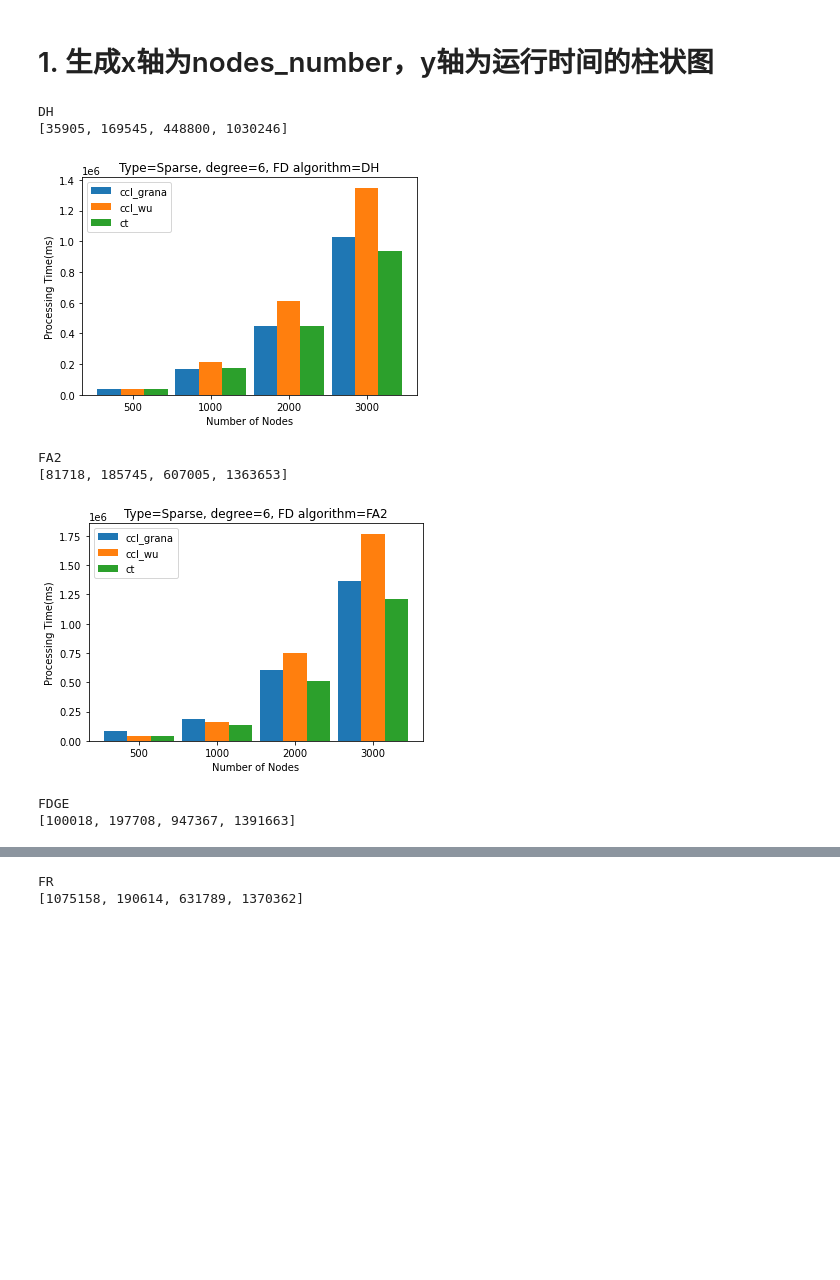
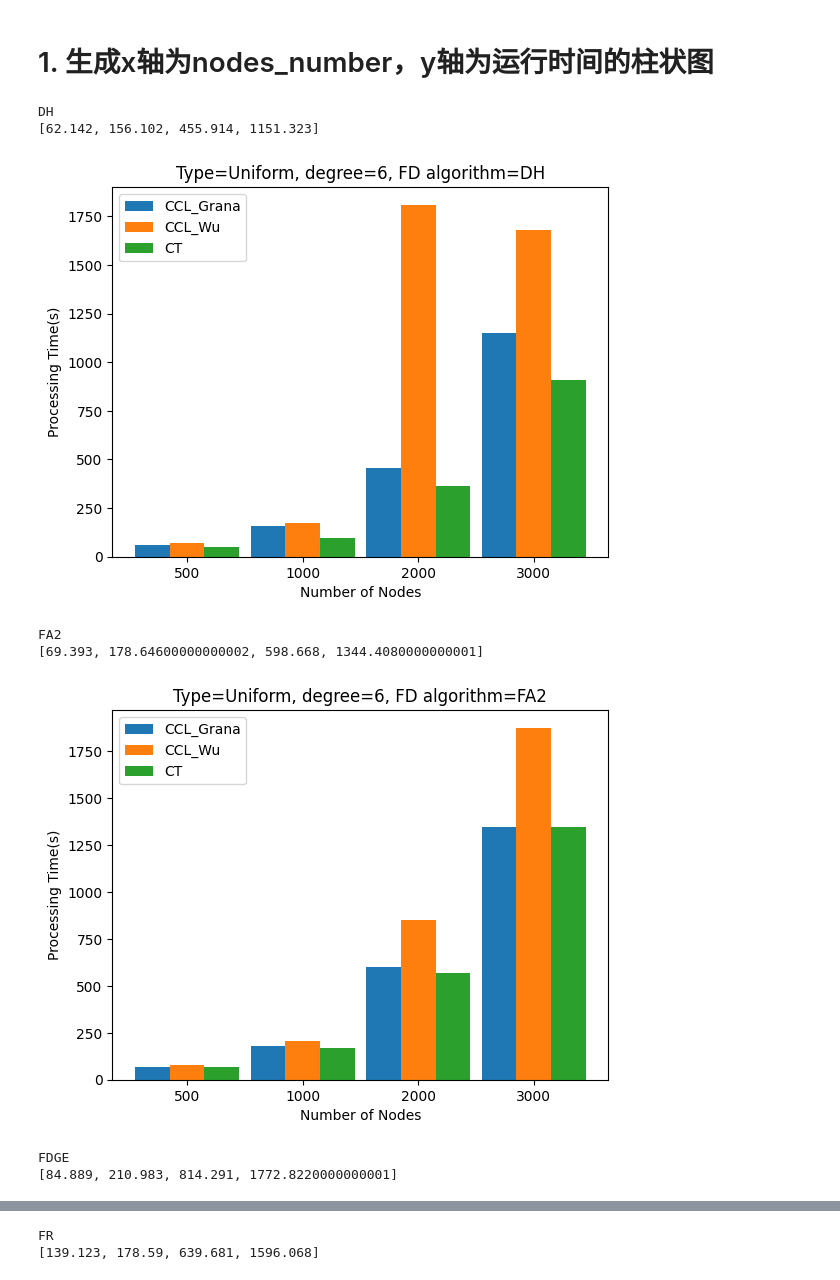
Before and after one commit to UMkashingHui/MyExperiments, a Jupyter notebook: Programs/Excel2Graph/柱状图.ipynb, the cells around one changed output, grey strips where cells are left out. Saved outputs shown, nothing was run; the diff lists cells and outputs as text; code cells hidden in the pictures; blank space fills up the shorter version.

```diff
--- a/Programs/Excel2Graph/柱状图.ipynb
+++ b/Programs/Excel2Graph/柱状图.ipynb
@@ -10,11 +10,11 @@ def sort_data(df):
         new_name = filename.replace("..\\ccl_data\\jpg_files\\","")
         name_list = new_name.split('\\')
         prop_list = name_list[2].split('=')
-        node_number = prop_list[1].replace('d','')
-        degree = prop_list[2].split("_")[0]
-        ccl_grana = df.loc[df['ccl_grana_filename'] == filename, 'ccl_grana_processing_time(ms)'].values[0]
-        ccl_wu = df.loc[df['ccl_grana_filename'] == filename, 'ccl_wu_processing_time(ms)'].values[0]
-        ct = df.loc[df['ccl_grana_filename'] == filename, 'findContours_processing_time(ms)'].values[0]
+        node_number = int(prop_list[1].replace('d',''))
+        degree = int(prop_list[2].split("_")[0])
+        ccl_grana = int(df.loc[df['ccl_grana_filename'] == filename, 'ccl_grana_processing_time(ms)'].values[0])*0.001
+        ccl_wu = int(df.loc[df['ccl_grana_filename'] == filename, 'ccl_wu_processing_time(ms)'].values[0])*0.001
+        ct = int(df.loc[df['ccl_grana_filename'] == filename, 'findContours_processing_time(ms)'].values[0])*0.001
         df_result.loc[len(df_result.index)] = [name_list[0], name_list[1], node_number, degree, ccl_grana, ccl_wu, ct]
     return df_result
 # %% [markdown]
@@ -27,15 +27,16 @@ def draw_bar(_type, d, fd, grana, wu, ct, size=4, total_width=0.6, n=2):
     width = total_width / n
     x = x - (total_width - width) / 2
     fname = "Type="+_type+"_d="+str(d)+"_FD="+fd+".pdf"
-    plt.bar(x, grana,  width=width, label='ccl_grana')
-    plt.bar(x+width, wu, width=width, label='ccl_wu')
-    plt.bar(x+width*2, ct, width=width, label='ct')
+    plt.bar(x, grana,  width=width, label='CCL_Grana')
+    plt.bar(x+width, wu, width=width, label='CCL_Wu')
+    plt.bar(x+width*2, ct, width=width, label='CT')
     plt.legend()
     plt.xticks(x+total_width/2,nodes_number_value)#显示x坐标轴的标签,即tick_label,调整位置，使其落在两个直方图中间位置
     plt.title("Type="+_type+", degree="+str(d)+", FD algorithm="+fd)
-    plt.savefig(os.path.join(target_path, fname), bbox_inches='tight') # 保存成PDF放大后不失真（默认保存在了当前文件夹下）
+    plt.ylabel('Processing Time(s)')
     plt.xlabel('Number of Nodes')
-    plt.ylabel('Processing Time(ms)')
+#     plt.savefig(os.path.join(target_path, fname),bbox_inches ="tight", pad_inches = 1,transparent = True)
+    plt.savefig(os.path.join(target_path, fname),bbox_inches ="tight")
     plt.show()
 # %%
 def time_bar_generate(sorted_df, _type, degree, FD_list):
@@ -47,8 +48,8 @@ def time_bar_generate(sorted_df, _type, degree, FD_list):
         ccl_wu_list = []
         ct_list = []
         for number in nodes_number_list:
-            ccl_grana_list.append(sorted_df.loc[(sorted_df['FD_Algorithm'] == fd) & (sorted_df['Degree'] == str(degree)) & (sorted_df['Nodes_Number'] == str(number)) & (sorted_df['Type'] == _type), 'CCL_Grana_Time'].values[0])
-            ccl_wu_list.append(sorted_df.loc[(sorted_df['FD_Algorithm'] == fd) & (sorted_df['Degree'] == str(degree)) & (sorted_df['Nodes_Number'] == str(number)) & (sorted_df['Type'] == _type), 'CCL_Wu_Time'].values[0])
-            ct_list.append(sorted_df.loc[(sorted_df['FD_Algorithm'] == fd) & (sorted_df['Degree'] == str(degree)) & (sorted_df['Nodes_Number'] == str(number)) & (sorted_df['Type'] == _type), 'CT_Time'].values[0])
+            ccl_grana_list.append(sorted_df.loc[(sorted_df['FD_Algorithm'] == fd) & (sorted_df['Degree'] == degree) & (sorted_df['Nodes_Number'] == number) & (sorted_df['Type'] == _type), 'CCL_Grana_Time'].values[0])
+            ccl_wu_list.append(sorted_df.loc[(sorted_df['FD_Algorithm'] == fd) & (sorted_df['Degree'] == degree) & (sorted_df['Nodes_Number'] == number) & (sorted_df['Type'] == _type), 'CCL_Wu_Time'].values[0])
+            ct_list.append(sorted_df.loc[(sorted_df['FD_Algorithm'] == fd) & (sorted_df['Degree'] == degree) & (sorted_df['Nodes_Number'] == number) & (sorted_df['Type'] == _type), 'CT_Time'].values[0])
         print(ccl_grana_list)
         draw_bar(_type, degree, fd, ccl_grana_list, ccl_wu_list, ct_list)
@@ -57,18 +84,18 @@ def time_bar_generate(sorted_df, _type, degree, FD_list):
 # %%
 source_path = "../../Time"
 file_name = "time.csv"
 df = pd.read_csv(os.path.join(source_path, file_name))
 # FD_list = ["DH","FA2","FRU"]
-FD_list = ["DH","FA2","FDGE","FR","FRR","FRU","JIGGLE","KK","KK_W"]
+FD_list = ["DH","FA2","FDGE","FR","FRU","JIGGLE","KK","KK_W"]
 
 sorted_df = sort_data(df)
-time_bar_generate(sorted_df, "Sparse", 6, FD_list)
+time_bar_generate(sorted_df, "Uniform", 6, FD_list)
 # %% [output]
 DH
-[35905, 169545, 448800, 1030246]
+[62.142, 156.102, 455.914, 1151.323]
-[figure, old version]
+[figure, new version]
 FA2
-[81718, 185745, 607005, 1363653]
+[69.393, 178.64600000000002, 598.668, 1344.4080000000001]
-[figure, old version]
+[figure, new version]
 FDGE
-[100018, 197708, 947367, 1391663]
+[84.889, 210.983, 814.291, 1772.8220000000001]
@@ -76,2 +103,2 @@ FDGE
 FR
-[1075158, 190614, 631789, 1370362]
+[139.123, 178.59, 639.681, 1596.068]
```
Also changed, not shown: parts of 5 cells of this notebook, 18 other files.
